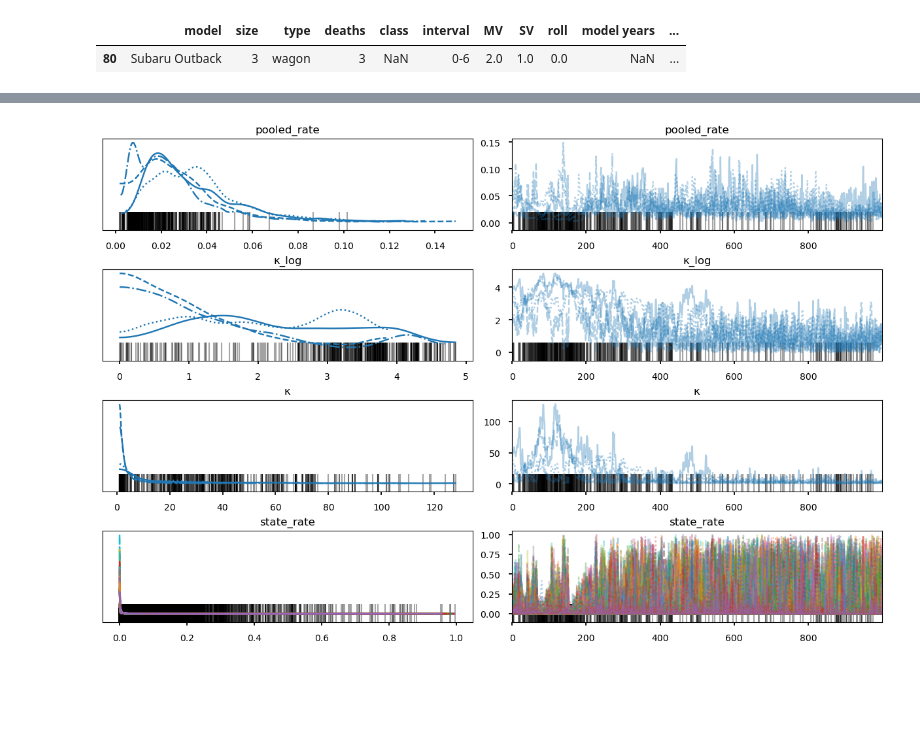
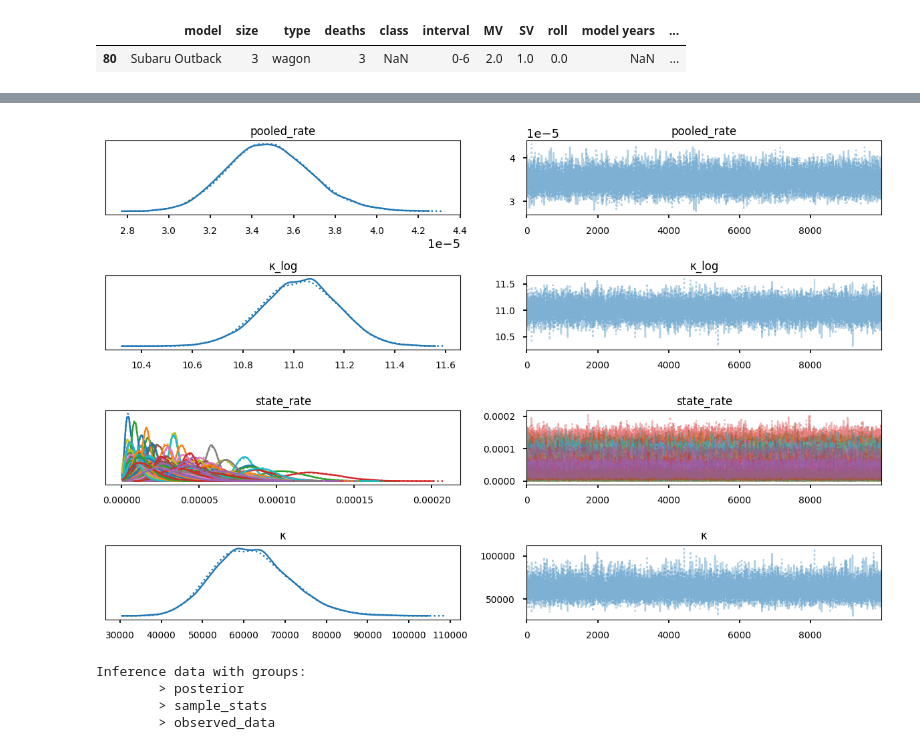
Before and after one commit to ursk/driving_fatalities, a Jupyter notebook: iihs_fatalities.ipynb, the cells around one changed output, grey strips where cells are left out. Saved outputs shown, nothing was run; the diff lists cells and outputs as text; code cells hidden in the pictures; blank space fills up the shorter version.

```diff
--- a/iihs_fatalities.ipynb
+++ b/iihs_fatalities.ipynb
@@ -8,5 +15,5 @@ import aesara.tensor as at
 # %%
-df = pd.read_csv('iihs2020.csv')
+df = pd.read_csv('https://raw.githubusercontent.com/ursk/driving_fatalities/master/iihs2020.csv')
 # %%
 df.head()
 # %% [output]
@@ -32 +31,5 @@ fatalities = (df['deaths']*df['exposure']).to_numpy() / 1e6 /1000
+# %%
+# Instead of deaths / 1M vehicles-years we use death / 1000 to make it 0-1
+exposure = df['exposure'].to_numpy()
+fatalities = (df['deaths']*df['exposure']).to_numpy() / 1e6  # raw fatalities
 # %%
@@ -47,24 +50,20 @@ Text(0, 0.5, 'fatalities')
 # %%
-def car_model(miles, fatalities):  # , google_miles=.77, google_fatalities=2/1000
+def car_model(exposure, fatalities):
     with pm.Model() as model:
         pooled_rate = pm.Uniform('pooled_rate', lower=0.0, upper=1.0)
         κ_log = pm.Exponential('κ_log', lam=1.5)
-        κ = pm.Deterministic('κ', at.exp(κ_log))
+        κ = pm.Deterministic('κ', np.exp(κ_log))
 
+        #Note: rate is bound [0 1], so make sure 1000 fatalities / 1M is a rate of 1.
         state_rate = pm.Beta('state_rate',
                              alpha=pooled_rate*κ,
                              beta=(1.0-pooled_rate)*κ,
                              shape=len(fatalities))
-        observed_fatalities = pm.Poisson('y', mu=state_rate*miles, observed=fatalities)
+        observed_fatalities = pm.Poisson('y', mu=state_rate*exposure, observed=fatalities)
 
-        # google_rate = pm.Beta('google_rate',
-        #                       alpha=pooled_rate*κ,
-        #                       beta=(1.0-pooled_rate)*κ)
-        # observed_google_fatalities = pm.Poisson('y_new',
-        #                                         mu=google_miles*google_rate,
-        #                                         observed=google_fatalities)
+
     return model
 # %%
-with car_model(miles_e6, fatalities):
+with car_model(exposure, fatalities):
     trace = pm.sample(10000)  # , njobs=4
 # %% [output]
@@ -78,4 +72,5 @@ ContextualVersionConflict: ignored
 # %%
 pm.plot_trace(trace);
+plt.tight_layout()
 # %% [output]
-[figure, old version]
+[figure, new version]
@@ -83,0 +77,7 @@ plt.style.use('seaborn-talk')
+# %%
+trace
+# %% [output]
+Inference data with groups:
+        > posterior
+        > sample_stats
+        > observed_data
```
Also changed, not shown: parts of 11 cells of this notebook.
